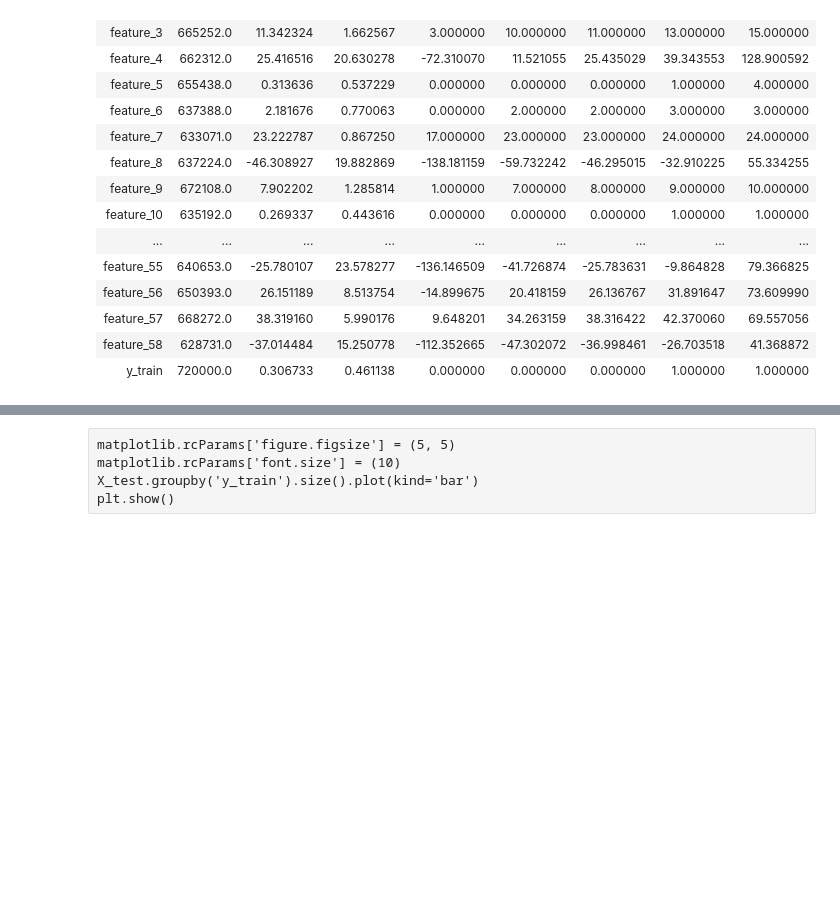
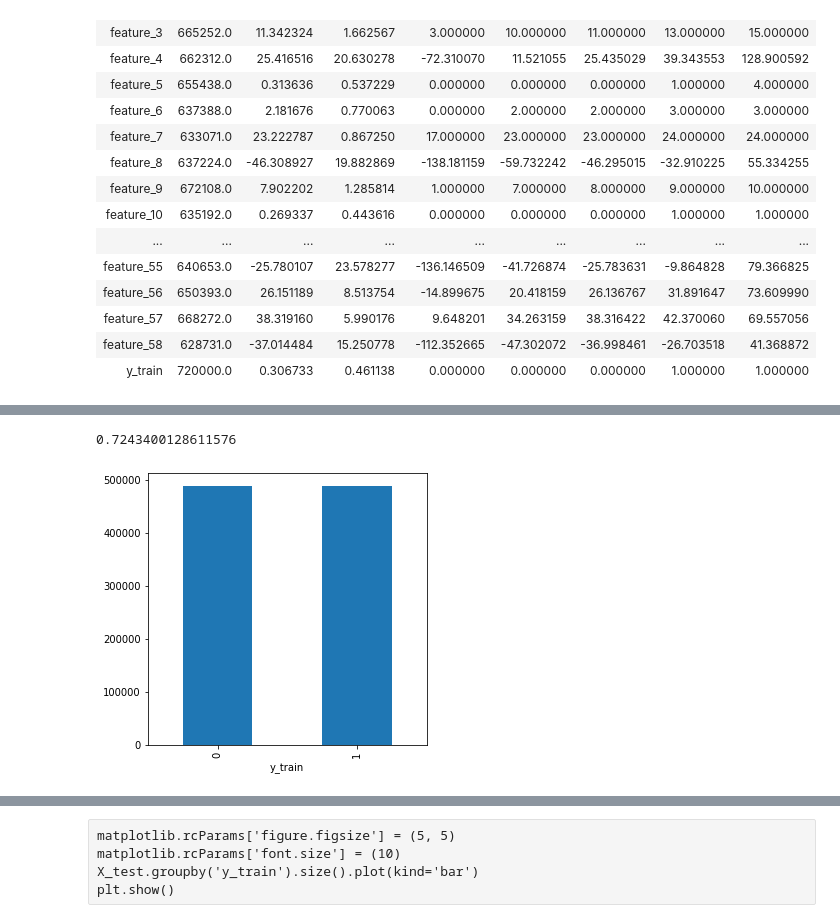
Before and after one commit to BoKS-man/EY_test_task-short-version-, a Jupyter notebook: task_research.ipynb, the cells around one changed output, grey strips where cells are left out. Cells and saved outputs as stored; diff of their text form; code cells hidden in the pictures; blank space fills up the shorter version.

Commit message:
second attempt with smote and basic catboost classifier

```diff
--- a/task_research.ipynb
+++ b/task_research.ipynb
@@ -68,3 +70,10 @@ data_stats
 | feature_57 | 668272.0 | 38.319160 | 5.990176 | 9.648201 | 34.263159 | 38.316422 | 42.370060 | 69.557056 |
 | feature_58 | 628731.0 | -37.014484 | 15.250778 | -112.352665 | -47.302072 | -36.998461 | -26.703518 | 41.368872 |
 | y_train | 720000.0 | 0.306733 | 0.461138 | 0.000000 | 0.000000 | 0.000000 | 1.000000 | 1.000000 |
+# %%
+#смотрим распределения полей, что бы составить представление о характере имеющихся данных
+#для принятия решения о способе заполнения пропущенных значений
+matplotlib.rcParams['figure.figsize'] = (30, 30)
+matplotlib.rcParams['font.size'] = (10)
+data.hist()
+plt.show()
@@ -70,0 +93,9 @@ data_stats
+# %%
+X = data.copy()
+y = X['y_train']
+X_train, X_test, y_train, y_test = train_test_split(X, y, test_size=.02, random_state=42, stratify=X['y_train'])
+X_val, X_test, y_val, y_test = train_test_split(X_test, y_test, test_size=.5, random_state=42, stratify=X_test['y_train'])
+X_train.drop('y_train', axis=1, inplace=True)
+X_test.drop('y_train', axis=1, inplace=True)
+X_val.drop('y_train', axis=1, inplace=True)
+print(X_train.shape, X_test.shape, X_val.shape, y_train.shape, y_test.shape, y_val.shape)
@@ -70,0 +119,19 @@ data_stats
+# %%
+#возьмём это значения за бейзлайн для дальнейшей работы
+roc_auc_score(y_test, model.predict(X_test))
+# %% [output]
+0.7243400128611576
+# %%
+smote = SMOTE(random_state=42)
+X_train_smt,y_train_smt=smote.fit_sample(X_train, y_train)
+# %%
+X_train_smt = pd.DataFrame(data=X_train_smt,columns=X_train.columns)
+y_train_smt= pd.DataFrame(data=y_train_smt,columns=['y_train'])
+print(X_train.shape, X_train_smt.shape, y_train.shape, y_train_smt.shape)
+# %%
+matplotlib.rcParams['figure.figsize'] = (5, 5)
+matplotlib.rcParams['font.size'] = (10)
+y_train_smt.groupby('y_train').size().plot(kind='bar')
+plt.show()
+# %% [output]
+[figure, added]
```
Also changed, not shown: parts of 19 cells of this notebook.
